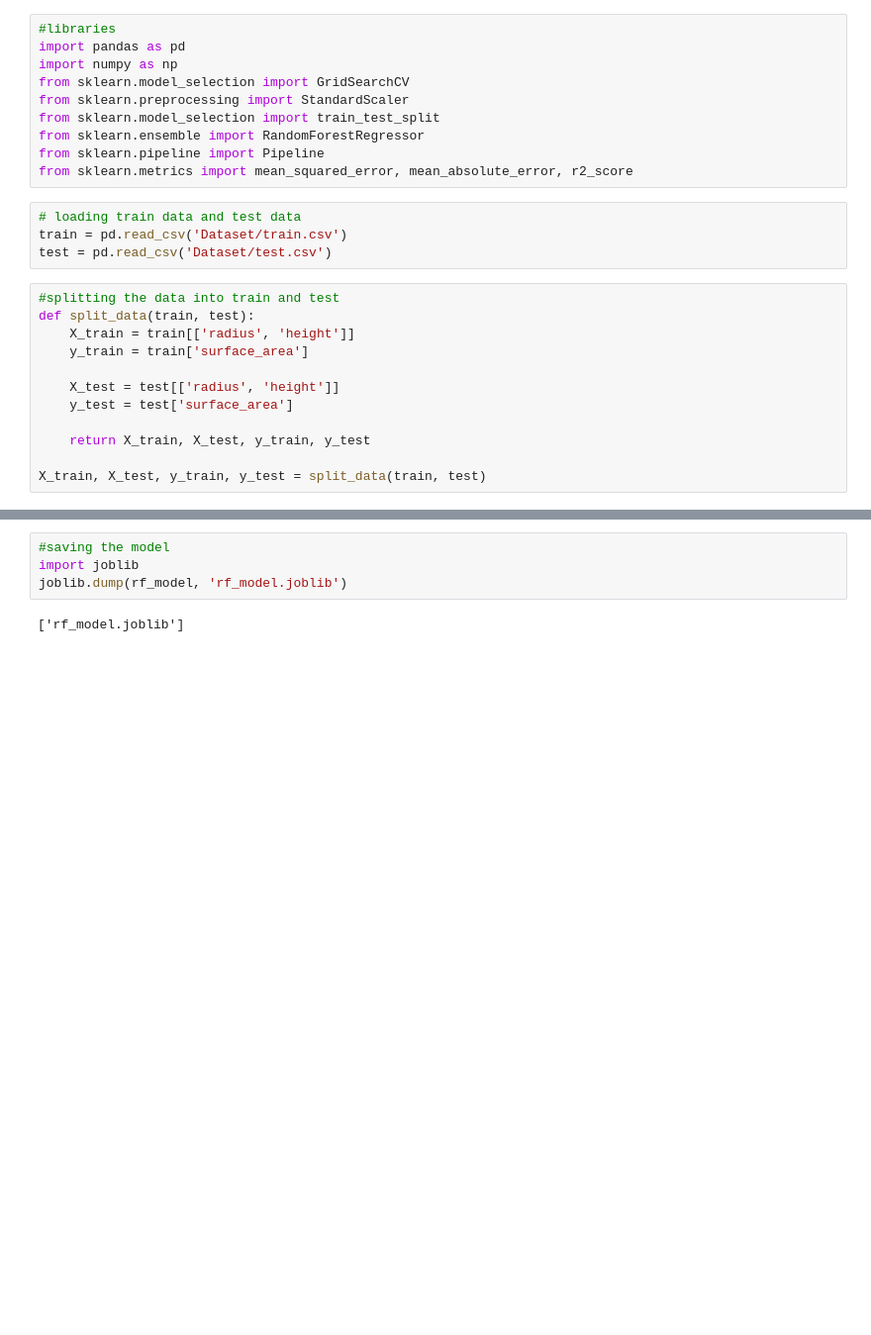
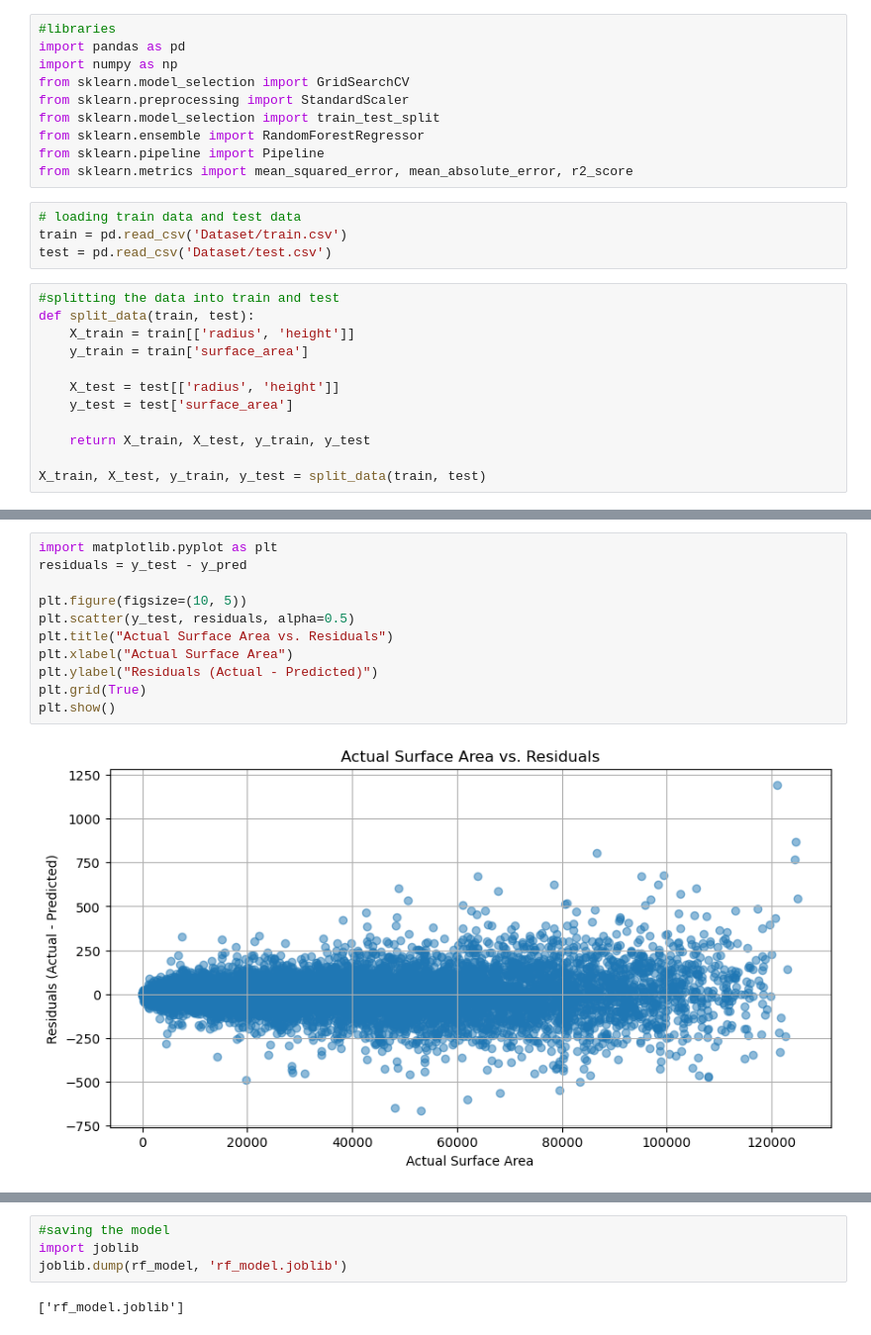
Before and after one commit to Haseeb1919/area-of-cylinder, a Jupyter notebook: RandomForest.ipynb, the cells around one changed output, grey strips where cells are left out. Shown: that part at 99% size. Saved outputs shown, nothing was run; the diff lists cells and outputs as text; blank space fills up the shorter version.

```diff
--- a/RandomForest.ipynb
+++ b/RandomForest.ipynb
@@ -65,0 +101,13 @@ Best Random Forest Model R2: 0.9999879860852307
+# %%
+import matplotlib.pyplot as plt
+residuals = y_test - y_pred
+
+plt.figure(figsize=(10, 5))
+plt.scatter(y_test, residuals, alpha=0.5)
+plt.title("Actual Surface Area vs. Residuals")
+plt.xlabel("Actual Surface Area")
+plt.ylabel("Residuals (Actual - Predicted)")
+plt.grid(True)
+plt.show()
+# %% [output]
+[figure, added]
```
Also changed, not shown: parts of 3 cells of this notebook.
